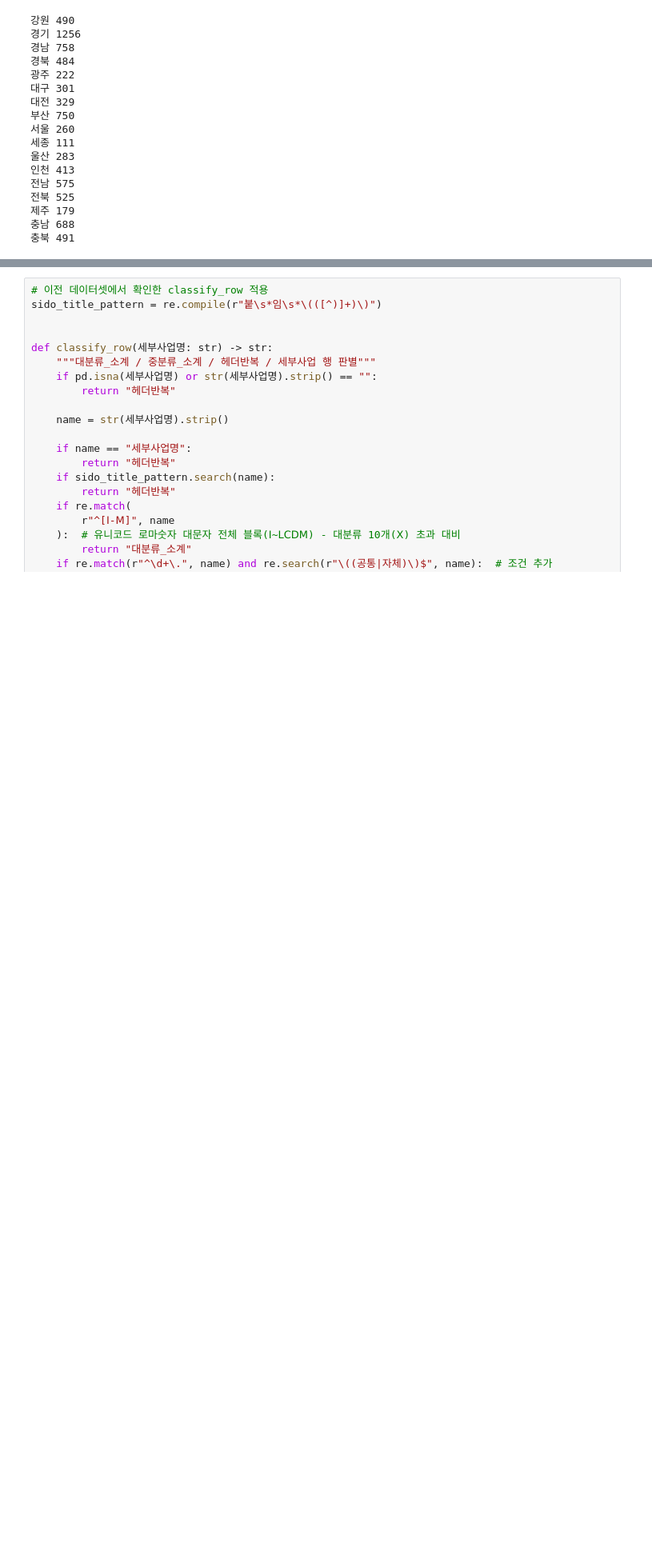
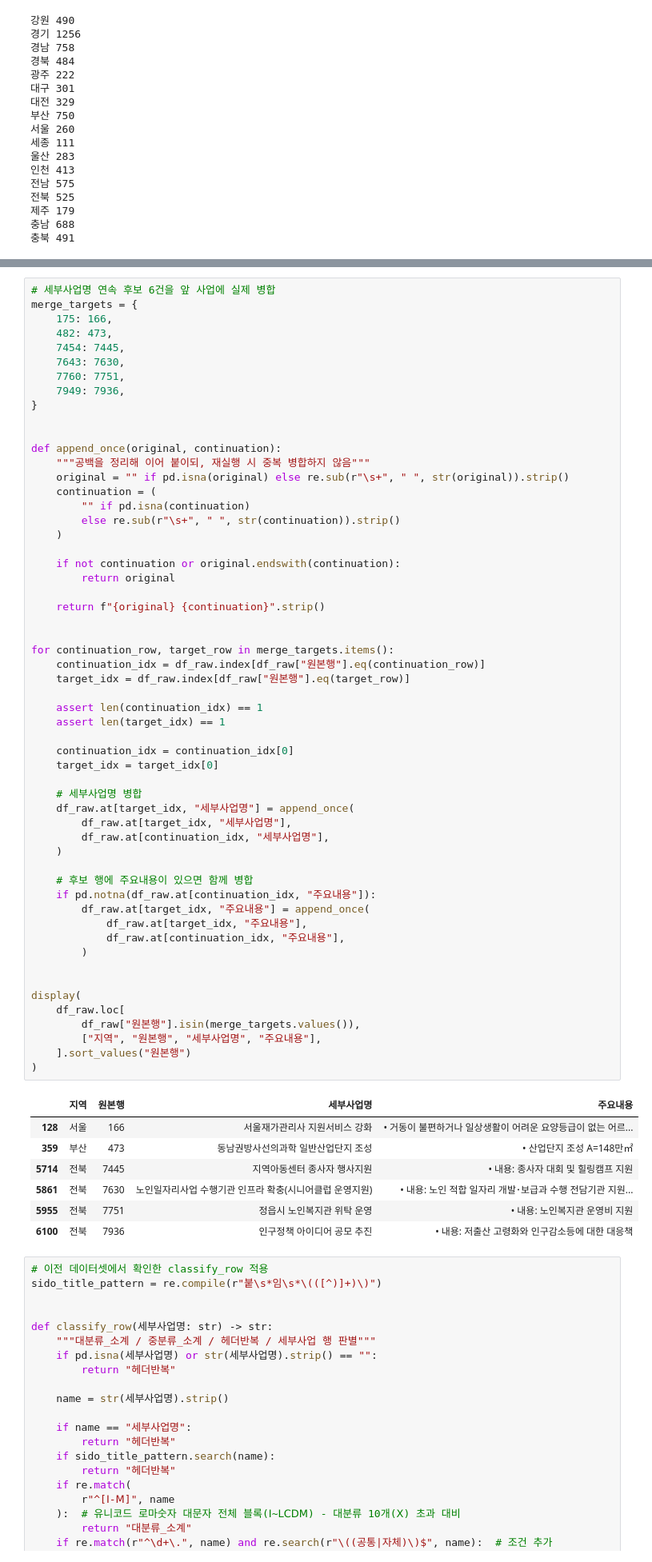
Before and after one commit to JungYeoni/yumocha, a Jupyter notebook: notebooks/20260720_EDA_2021_전국_시도분리정제.ipynb, the cells around one changed output, grey strips where cells are left out. Shown at 80% size. Saved outputs shown, nothing was run; the diff lists cells and outputs as text; blank space fills up the shorter version.

```diff
--- a/notebooks/20260720_EDA_2021_전국_시도분리정제.ipynb
+++ b/notebooks/20260720_EDA_2021_전국_시도분리정제.ipynb
@@ -203,6 +260,70 @@ df_seoul.head(10)
 | 7 | 서울 | 어린이집 이용 영유아\n무상보육 확대 | 공통 | 883597 | 880668 | -221 | -11 | • 지원대상 : 어린이집 이용 영유아\n• 지원내용 : 해당... | 1 | 4 | 13 | ... |
 | 8 | 서울 | 육아종합지원센터 운영 | 공통 | 1727 | 1948 | -9818 | -5 | • 지원대상 : 서울시 영유아\n• 지원내용 : 어린이집보육... | 1 | 4 | 14 | ... |
 | 9 | 서울 | 가정양육수당 지원 | 공통 | 174711 | 184529 | -10 | -4 | • 지원대상 : 어린이집･유치원 미이용 0~86개월 미만 아... | 1 | 4 | 15 | ... |
+# %%
+# 세부사업명 연속 후보 6건을 앞 사업에 실제 병합
+merge_targets = {
+    175: 166,
+    482: 473,
+    7454: 7445,
+    7643: 7630,
+    7760: 7751,
+    7949: 7936,
+}
+
+
+def append_once(original, continuation):
+    """공백을 정리해 이어 붙이되, 재실행 시 중복 병합하지 않음"""
+    original = "" if pd.isna(original) else re.sub(r"\s+", " ", str(original)).strip()
+    continuation = (
+        "" if pd.isna(continuation)
+        else re.sub(r"\s+", " ", str(continuation)).strip()
+    )
+
+    if not continuation or original.endswith(continuation):
+        return original
+
+    return f"{original} {continuation}".strip()
+
+
+for continuation_row, target_row in merge_targets.items():
+    continuation_idx = df_raw.index[df_raw["원본행"].eq(continuation_row)]
+    target_idx = df_raw.index[df_raw["원본행"].eq(target_row)]
+
+    assert len(continuation_idx) == 1
+    assert len(target_idx) == 1
+
+    continuation_idx = continuation_idx[0]
+    target_idx = target_idx[0]
+
+    # 세부사업명 병합
+    df_raw.at[target_idx, "세부사업명"] = append_once(
+        df_raw.at[target_idx, "세부사업명"],
+        df_raw.at[continuation_idx, "세부사업명"],
+    )
+
+    # 후보 행에 주요내용이 있으면 함께 병합
+    if pd.notna(df_raw.at[continuation_idx, "주요내용"]):
+        df_raw.at[target_idx, "주요내용"] = append_once(
+            df_raw.at[target_idx, "주요내용"],
+            df_raw.at[continuation_idx, "주요내용"],
+        )
+
+
+display(
+    df_raw.loc[
+        df_raw["원본행"].isin(merge_targets.values()),
+        ["지역", "원본행", "세부사업명", "주요내용"],
+    ].sort_values("원본행")
+)
+# %% [output]
+|  | 지역 | 원본행 | 세부사업명 | 주요내용 |
+| 128 | 서울 | 166 | 서울재가관리사 지원서비스 강화 | • 거동이 불편하거나 일상생활이 어려운 요양등급이 없는 어르... |
+| 359 | 부산 | 473 | 동남권방사선의과학 일반산업단지 조성 | • 산업단지 조성 A=148만㎡ |
+| 5714 | 전북 | 7445 | 지역아동센터 종사자 행사지원 | • 내용: 종사자 대회 및 힐링캠프 지원 |
+| 5861 | 전북 | 7630 | 노인일자리사업 수행기관 인프라 확충(시니어클럽 운영지원) | • 내용: 노인 적합 일자리 개발･보급과 수행 전담기관 지원... |
+| 5955 | 전북 | 7751 | 정읍시 노인복지관 위탁 운영 | • 내용: 노인복지관 운영비 지원 |
+| 6100 | 전북 | 7936 | 인구정책 아이디어 공모 추진 | • 내용: 저출산 고령화와 인구감소등에 대한 대응책 |
 # %%
 # 이전 데이터셋에서 확인한 classify_row 적용
 sido_title_pattern = re.compile(r"붙\s*임\s*\(([^)]+)\)")
```
Also changed, not shown: parts of 6 cells of this notebook, 1 other file.
